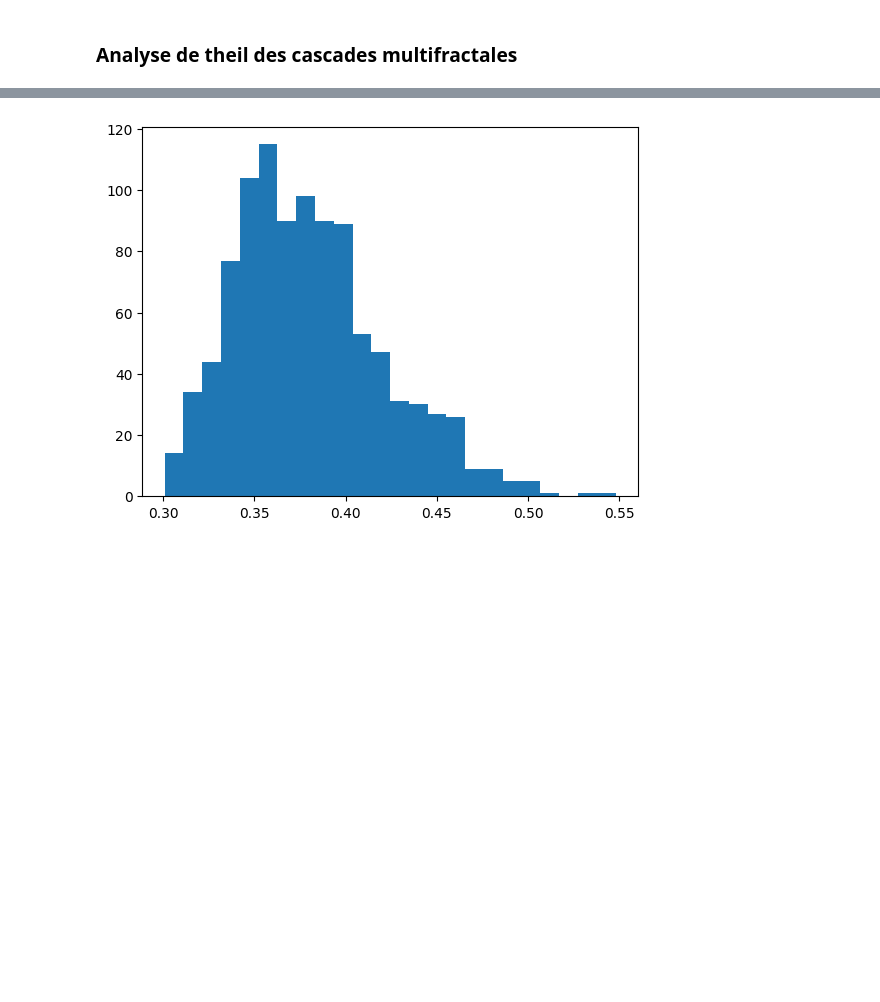
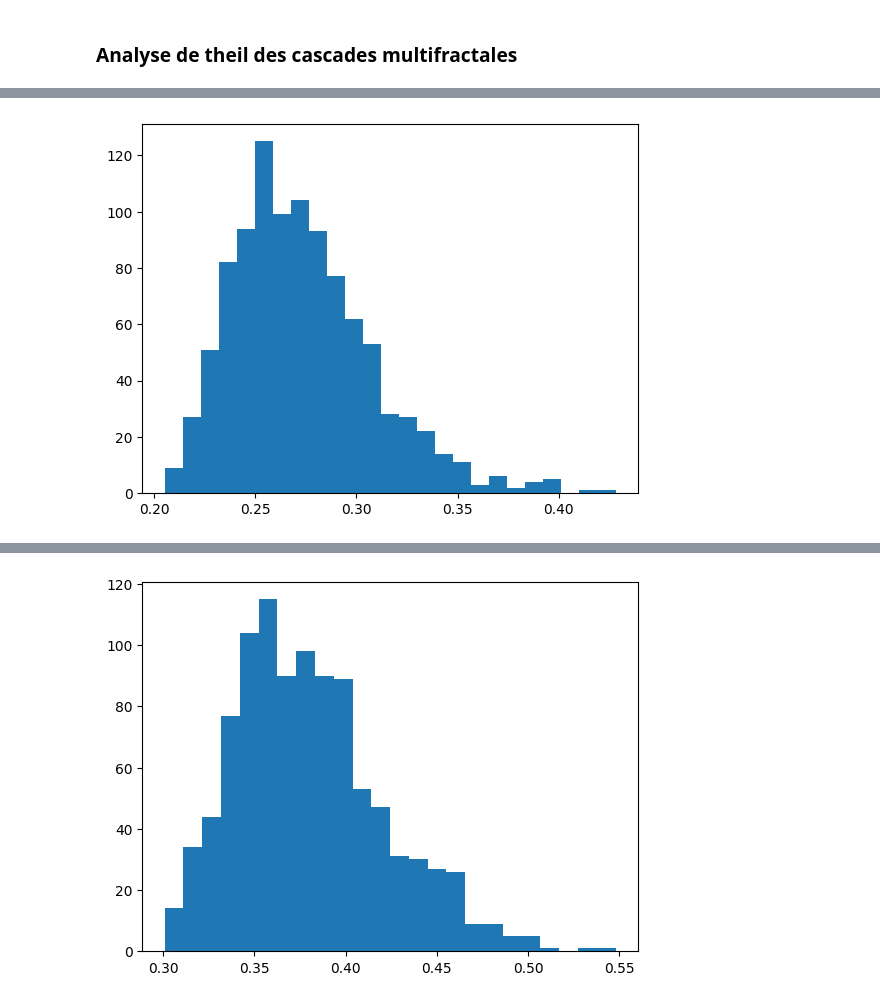
Before and after one commit to fsemecurbe/MMTMSS, a Jupyter notebook: MMTMSS.ipynb, the cells around one changed output, grey strips where cells are left out. Saved outputs shown, nothing was run; the diff lists cells and outputs as text; code cells hidden in the pictures; blank space fills up the shorter version.

```diff
--- a/MMTMSS.ipynb
+++ b/MMTMSS.ipynb
@@ -300,8 +300,11 @@ def Theil(test):
 # %%
 res = []
 for i in range(1000):
   lnc = multivariate_lognormal_cascade(6, sigma1=0.2**0.5, sigma2=0.2**0.5, corr=.2)
   test = lnc.copy( )
   test[:,:,0] = test[:,:,0] * p0 * 100
   test[:,:,1] = test[:,:,1] * p1 * 100
   res.append(Theil(test))
+plt.hist(res, bins='auto');
+# %% [output]
+[figure, added]
```
Also changed, not shown: parts of 3 cells of this notebook.
